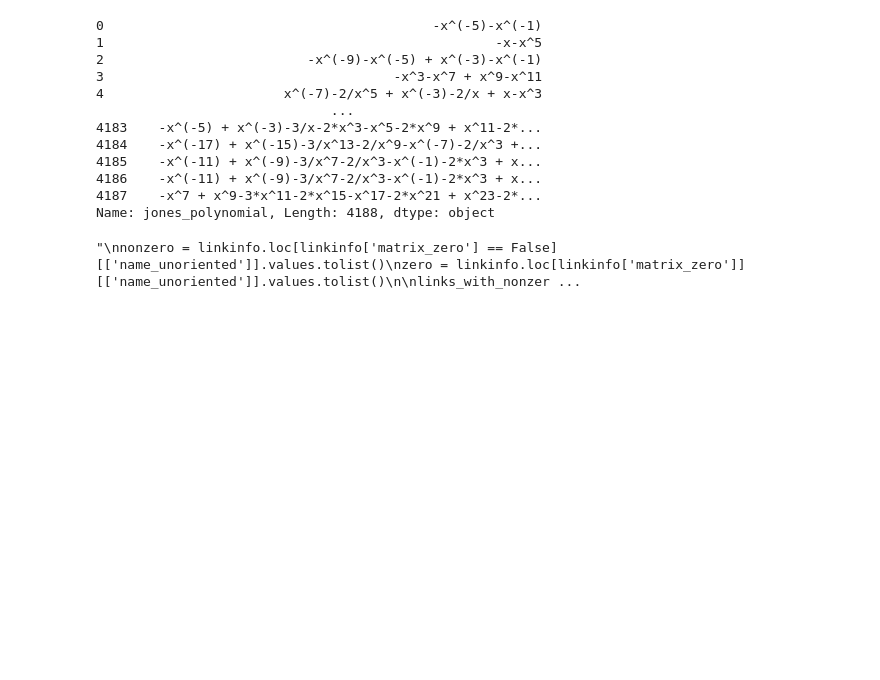
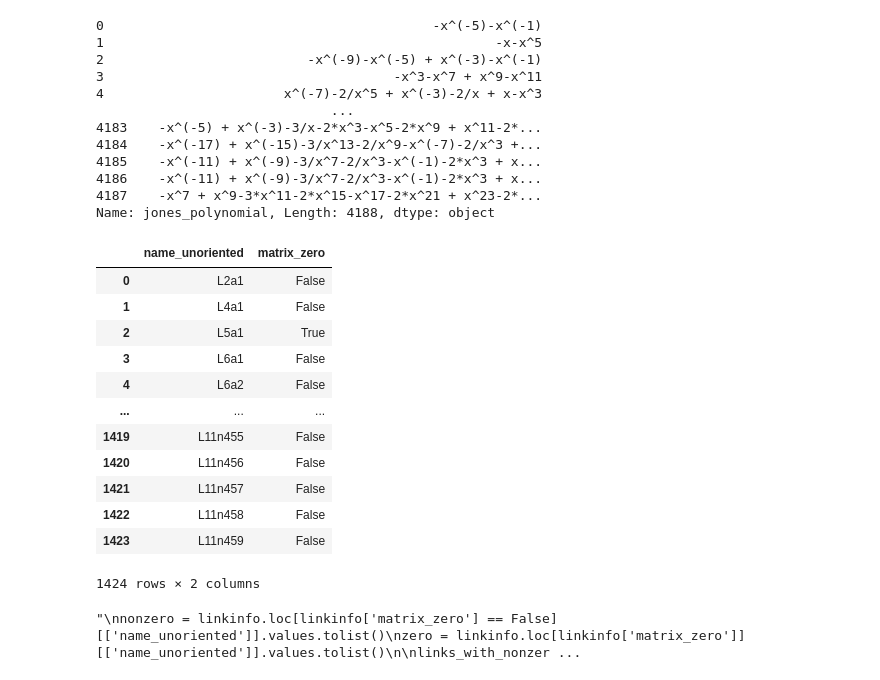
Before and after one commit to seohyeonlee2020/knotinfo, a Jupyter notebook: linkinfo_table_analysis.ipynb, the cells around one changed output. Drawn from its saved outputs; the diff is of its cells as text; code cells hidden in the pictures; blank space fills up the shorter version.

```diff
--- a/linkinfo_table_analysis.ipynb
+++ b/linkinfo_table_analysis.ipynb
@@ -107,12 +107,22 @@ linkinfo['matrix_zero'] = linking_matrix.apply(lambda x: parse_matrix(x))
 # %%
 matrix_zero_df = linkinfo[['name_unoriented', 'matrix_zero']].drop_duplicates(keep='first')
 #matrix_zero_df = matrix_zero_df.set_index(matrix_zero_df['name_unoriented'], drop=True)
 
 matrix_zero_df.reset_index(drop=True)
-
-
-matrix_zero_df.to_csv('results/matrix_zero.csv')
-matrix_zero_df.to_excel('results/matrix_zero.xlsx')
+# %% [output]
+|  | name_unoriented | matrix_zero |
+| 0 | L2a1 | False |
+| 1 | L4a1 | False |
+| 2 | L5a1 | True |
+| 3 | L6a1 | False |
+| 4 | L6a2 | False |
+| ... | ... | ... |
+| 1419 | L11n455 | False |
+| 1420 | L11n456 | False |
+| 1421 | L11n457 | False |
+| 1422 | L11n458 | False |
+| 1423 | L11n459 | False |
+1424 rows × 2 columns
 # %%
 """
 nonzero = linkinfo.loc[linkinfo['matrix_zero'] == False][['name_unoriented']].values.tolist()
```
Also changed, not shown: parts of 9 cells of this notebook, 1 other file.
